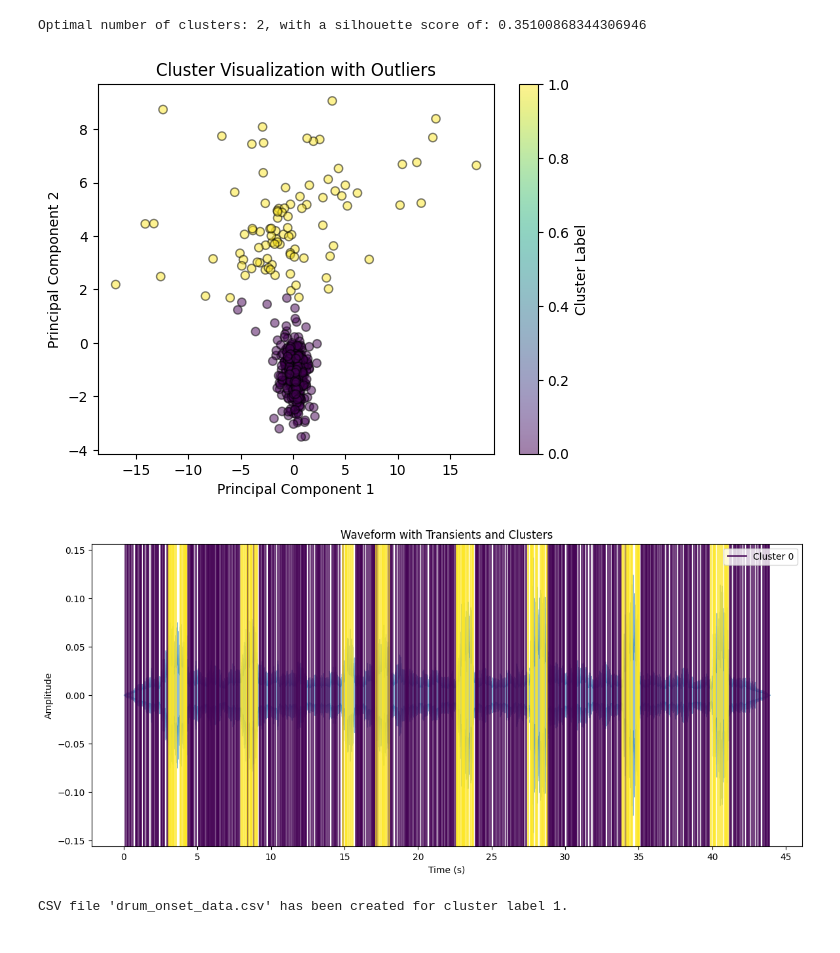
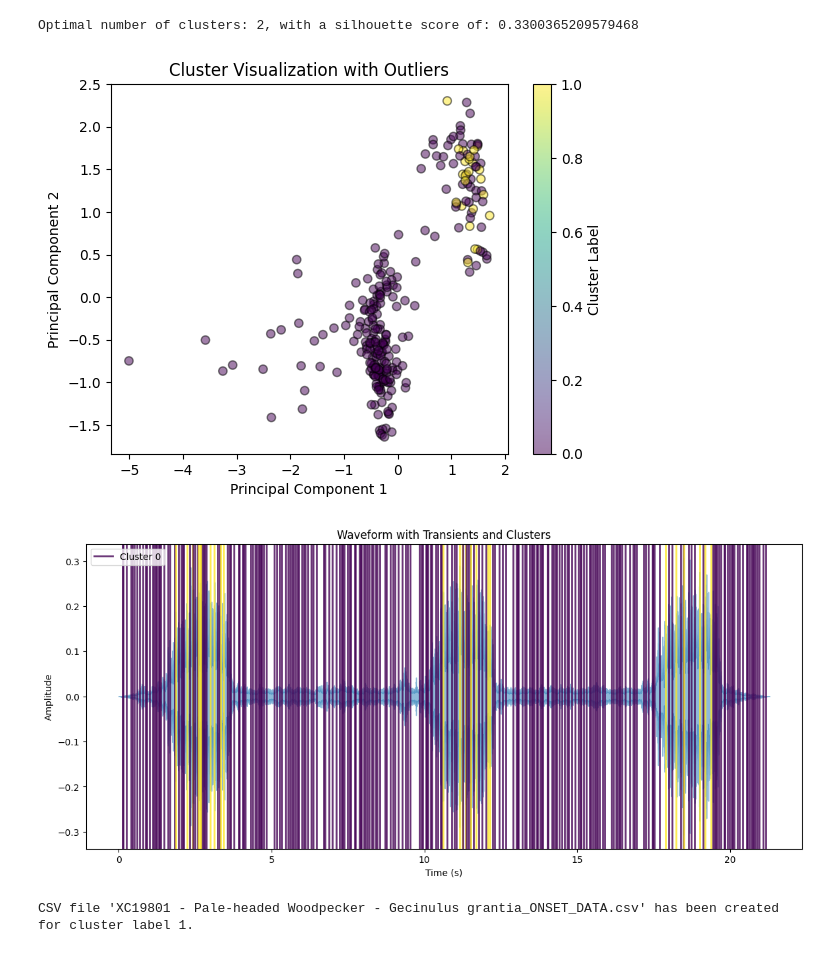
Before and after one commit to matthewmcq/transient-classifier, a Jupyter notebook: melwavelets.ipynb, the cells around one changed output. Drawn from its saved outputs; the diff is of its cells as text; code cells hidden in the pictures.

```diff
--- a/melwavelets.ipynb
+++ b/melwavelets.ipynb
@@ -5,18 +5,17 @@ import pywt
 import matplotlib.pyplot as plt
 import noisereduce as nr
 import soundfile as sf
-audio_path = 'Celeus elegans.mp3'
+# audio_path = 'Celeus elegans.mp3'
+# audio_path = 'drums/128653_XC_Celeus_elegans.mp3'
+# audio_path = 'drums/169158_ML_Blythipicus_pyrrhotis.mp3'
+# audio_path = 'drums/335541_XC_Picoides_dorsalis.mp3'
+audio_path = 'drums/XC19801 - Pale-headed Woodpecker - Gecinulus grantia.mp3'
 audio, sr = librosa.load(audio_path)
-# max_value_before_nr = np.max(np.abs(audio))
+# audio *= 10
 
-# Reduce the noise
-# audio = nr.reduce_noise(audio, sr)
-# max_value_after_nr = np.max(np.abs(audio))
-# normalization_factor = max_value_before_nr * 10
-# audio = audio * normalization_factor
+# Reduce noise
+# reduced_noise = nr.reduce_noise(audio, sr)
 
-# sf.write('reduced.wav', audio, sr)
-# Stretch the audio to double its original length
 stretch_factor = 0.75
 audio = librosa.effects.time_stretch(audio, rate=stretch_factor)
 # sf.write('stretched.wav', audio, sr)
@@ -42,7 +41,7 @@ plt.legend(loc='upper right')
 plt.title("Waveform and Frequency Onsets")
 plt.show()
 
-def extract_mfcc_and_wavelet_features(audio, sr, n_mfcc=13, wavelet='db4', max_level=5, wavelet_feature_size=1000):
+def extract_mfcc_and_wavelet_features(audio, sr, n_mfcc=32, wavelet='db4', max_level=1, wavelet_feature_size=64):
     # Extract MFCCs
     mfccs = librosa.feature.mfcc(y=audio, sr=sr, n_mfcc=n_mfcc)
 
@@ -78,13 +77,22 @@ def aggregate_features(mfccs, wavelet_features):
 
     return aggregated_features
 
+def fourier_transform(audio, sr):
+    n_fft = 2048
+    hop_length = 512
+    D = np.abs(librosa.stft(audio, n_fft=n_fft,  hop_length=hop_length))
+    return D
+
 def process_audio_segments(audio, sr, segment_samples):
     features = []
     for onset, offset in segment_samples:
         segment = audio[onset:offset]
-        aggregated_features = extract_mfcc_and_wavelet_features(segment, sr, n_mfcc=13, wavelet='db4', max_level=5, wavelet_feature_size=100)
+        aggregated_features = extract_mfcc_and_wavelet_features(segment, sr, n_mfcc=32, wavelet='db4', max_level=1, wavelet_feature_size=64)
+        # aggregated_features = fourier_transform(segment, sr)
         features.append(aggregated_features)
 
     # Now, features should be an array where each row is a feature vector of consistent length
+    # pad all
+
     return np.vstack(features)
 # %% [output]
@@ -103,15 +111,15 @@ features = process_audio_segments(audio, sr, segment_samples)
 
 scaler = StandardScaler()
 features_scaled = scaler.fit_transform(features)
-pca = PCA()
-features_scaled = pca.fit_transform(features_scaled)
+# pca = PCA()
+# features_scaled = pca.fit_transform(features_scaled)
 # Used later for getting audio
 # features_reduced = pca.fit_transform(features_scaled)
 
 from sklearn.metrics import silhouette_score
 
 min_cluster = 2  # Starting with at least 2 clusters (silhouette score isn't defined for 1 cluster)
-max_cluster = 3  # 3 is fine for this application as we really only want "drum or not drum"
+max_cluster = 5  # 3 is fine for this application as we really only want "drum or not drum"
 
 # Ensuring consistency by using the same dataset for silhouette scores and KMeans
 silhouette_scores = [silhouette_score(features_scaled, KMeans(n_clusters=i, random_state=42).fit_predict(features_scaled)) for i in range(min_cluster, max_cluster)]
@@ -133,33 +141,33 @@ plt.xlabel('Principal Component 1')
 plt.ylabel('Principal Component 2')
 plt.title('Cluster Visualization with Outliers')
 plt.colorbar(label='Cluster Label')
 plt.show()
 
 
 plt.figure(figsize=(14, 6))
 librosa.display.waveshow(audio, sr=sr, alpha=0.5)
 plt.title('Waveform with Transients and Clusters')
 
 # Get unique cluster labels
 unique_labels = set(labels)
 # unique_labels.discard(-1)  # Remove the outlier label
 
 # Create a colormap, one color for each cluster
 colors = plt.cm.get_cmap('viridis', len(unique_labels))
 
 # Mark the transients, color-coded by cluster
 for i, (time, label) in enumerate(zip(onset_times, labels)):
     plt.axvline(x=time, color=colors(label), linewidth=2, alpha=0.8, label=f'Cluster {label}' if i in unique_labels else "")
 
 ## Optional: Make the legend only show one entry per cluster
 handles_, labels_ = plt.gca().get_legend_handles_labels()
 by_label = dict(zip(labels_, handles_))
 plt.legend(by_label.values(), by_label.keys())
 
 plt.xlabel('Time (s)')
 plt.ylabel('Amplitude')
 plt.show()
 # %% [output]
-Optimal number of clusters: 2, with a silhouette score of: 0.35100868344306946
+Optimal number of clusters: 2, with a silhouette score of: 0.3300365209579468
-[figure, old version]
+[figure, new version]
-[figure, old version]
+[figure, new version]
@@ -203,10 +240,11 @@ if second_cluster_label is not None:
     df = pd.DataFrame(data)
 
     # Write to CSV, for the second cluster including time between onsets
-    csv_filename = f'drum_onset_data.csv'
+    pathname = audio_path.split('/')[-1].split('.')[0]
+    csv_filename = f'{pathname}_ONSET_DATA.csv'
     df.to_csv(csv_filename, index=False)
     print(f"CSV file '{csv_filename}' has been created for cluster label {second_cluster_label}.")
 else:
     print("The second cluster could not be identified. Please check your data.")
 # %% [output]
-CSV file 'drum_onset_data.csv' has been created for cluster label 1.
+CSV file 'XC19801 - Pale-headed Woodpecker - Gecinulus grantia_ONSET_DATA.csv' has been created for cluster label 1.
```
Also changed, not shown: parts of 3 cells of this notebook, 12 other files.
